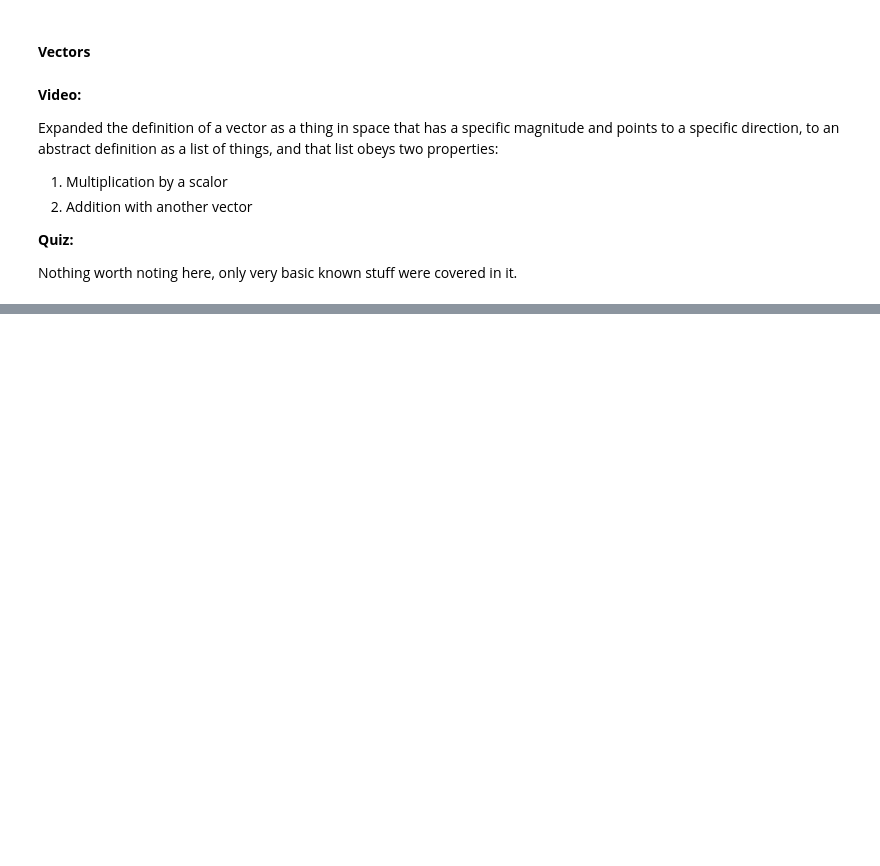
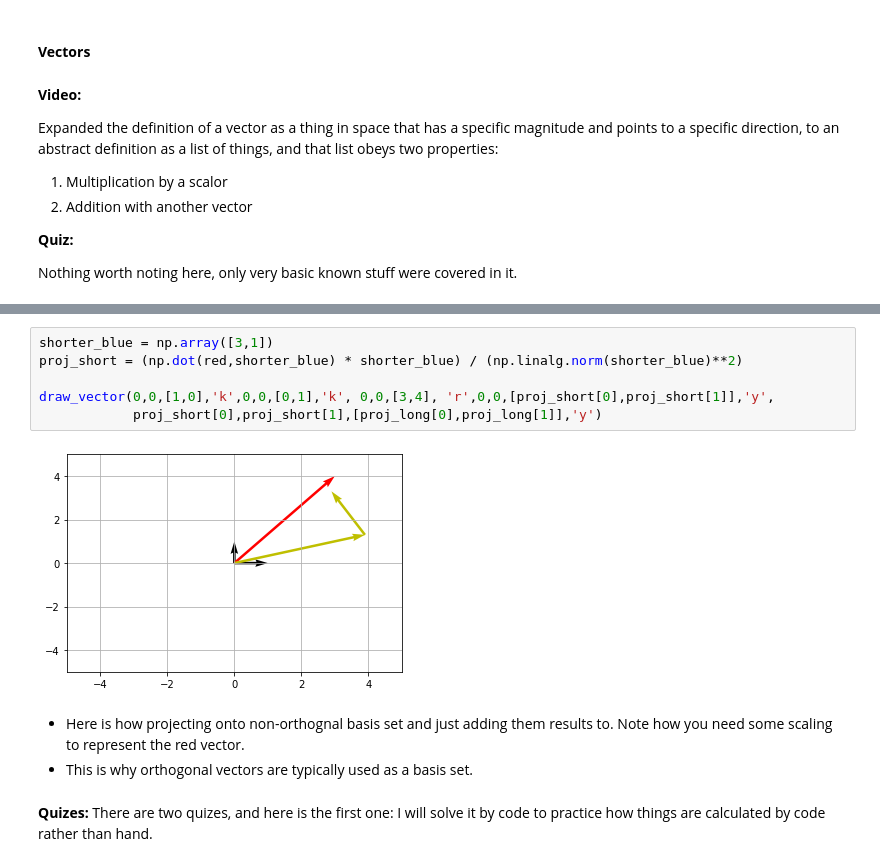
Before and after one commit to HashemRawashdeh/Study, a Jupyter notebook: Data Science/Online Cources/Mathematics For Machine Learning/MML Course.ipynb, the cells around one changed output, grey strips where cells are left out. Saved outputs shown, nothing was run; the diff lists cells and outputs as text; blank space fills up the shorter version.

```diff
--- a/Data Science/Online Cources/Mathematics For Machine Learning/MML Course.ipynb
+++ b/Data Science/Online Cources/Mathematics For Machine Learning/MML Course.ipynb
@@ -93,0 +216,15 @@ Nothing worth noting here, only very basic known stuff were covered in it.
+# %%
+shorter_blue = np.array([3,1])
+proj_short = (np.dot(red,shorter_blue) * shorter_blue) / (np.linalg.norm(shorter_blue)**2)
+
+draw_vector(0,0,[1,0],'k',0,0,[0,1],'k', 0,0,[3,4], 'r',0,0,[proj_short[0],proj_short[1]],'y',
+            proj_short[0],proj_short[1],[proj_long[0],proj_long[1]],'y')
+# %% [output]
+[figure, added]
+# %% [markdown]
+* Here is how projecting onto non-orthognal basis set and just adding them results to. Note how you need some scaling to represent the red vector.
+* This is why orthogonal vectors are typically used as a basis set.
+# %% [markdown]
+**Quizes:**
+There are two quizes, and here is the first one:
+I will solve it by code to practice how things are calculated by code rather than hand.
```
Also changed, not shown: parts of 49 cells of this notebook, 1 other file.
